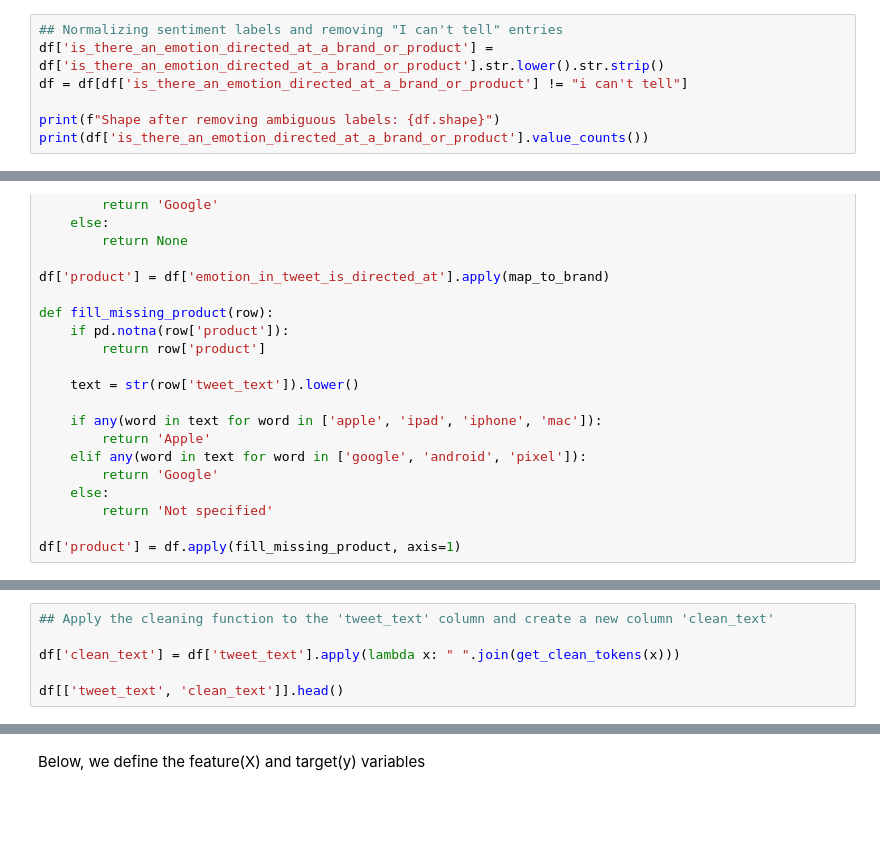
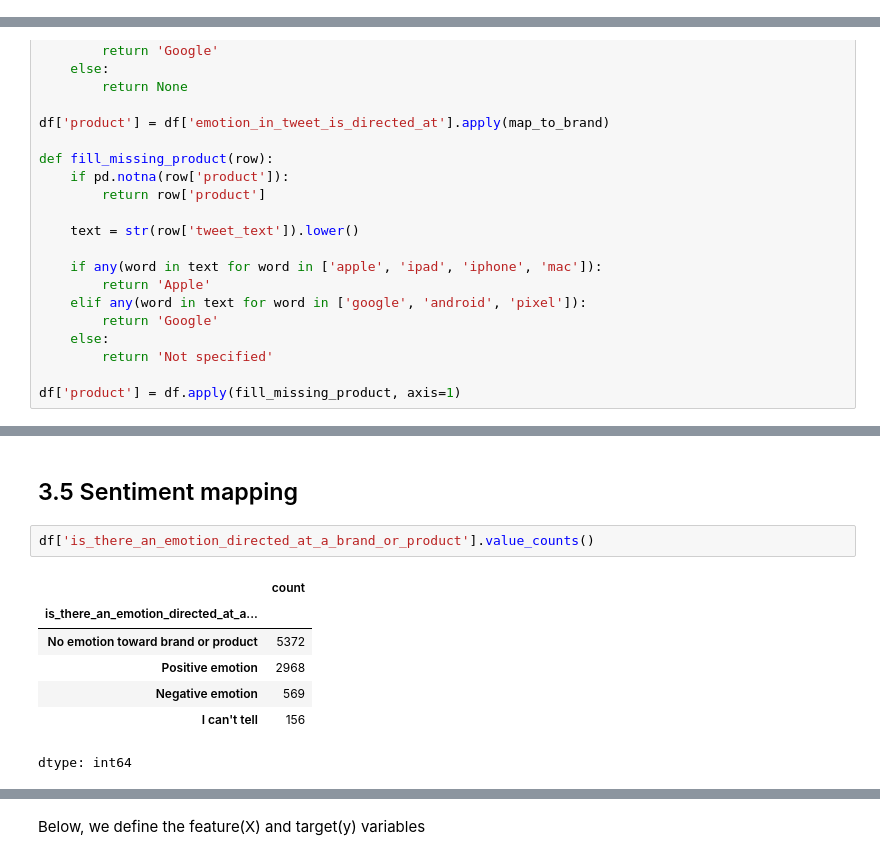
Before and after one commit to raphaelndemo/Tweet-Sentiment-NLP, a Jupyter notebook: notebooks/index.ipynb, the cells around one changed output, grey strips where cells are left out. Saved outputs shown, nothing was run; the diff lists cells and outputs as text; blank space fills up the shorter version.

```diff
--- a/notebooks/index.ipynb
+++ b/notebooks/index.ipynb
@@ -106,7 +131,0 @@ print(f"Shape after removing duplicates: {df.shape}")
-# %%
-## Normalizing sentiment labels and removing "I can't tell" entries
-df['is_there_an_emotion_directed_at_a_brand_or_product'] = df['is_there_an_emotion_directed_at_a_brand_or_product'].str.lower().str.strip()
-df = df[df['is_there_an_emotion_directed_at_a_brand_or_product'] != "i can't tell"]
-
-print(f"Shape after removing ambiguous labels: {df.shape}")
-print(df['is_there_an_emotion_directed_at_a_brand_or_product'].value_counts())
@@ -189,6 +168,0 @@ def get_clean_tokens(text):
-# %%
-## Apply the cleaning function to the 'tweet_text' column and create a new column 'clean_text'
-
-df['clean_text'] = df['tweet_text'].apply(lambda x: " ".join(get_clean_tokens(x)))
-
-df[['tweet_text', 'clean_text']].head()
@@ -214,0 +178,12 @@ print(Counter(negative_emotion).most_common(15))
+# %% [markdown]
+## 3.5 Sentiment mapping
+# %%
+df['is_there_an_emotion_directed_at_a_brand_or_product'].value_counts()
+# %% [output]
+|  | count |
+| is_there_an_emotion_directed_at_a... |  |
+| No emotion toward brand or product | 5372 |
+| Positive emotion | 2968 |
+| Negative emotion | 569 |
+| I can't tell | 156 |
+dtype: int64
```
Also changed, not shown: parts of 72 cells of this notebook, 1 other file.
